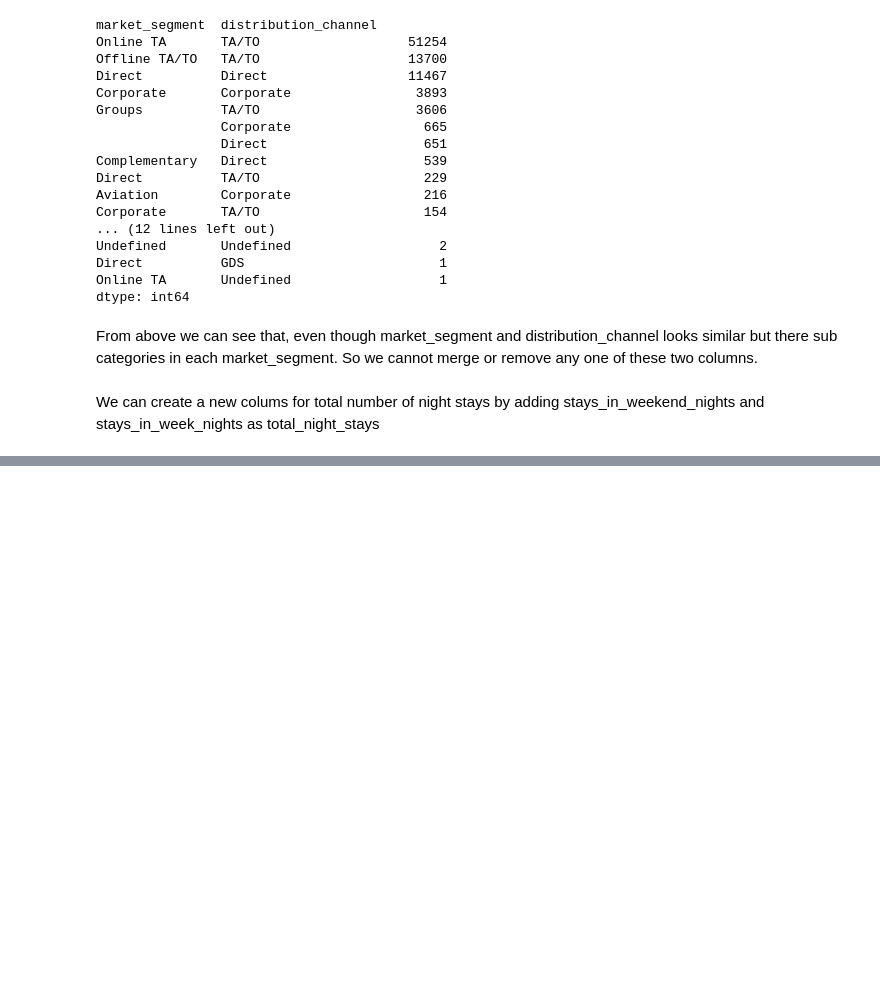
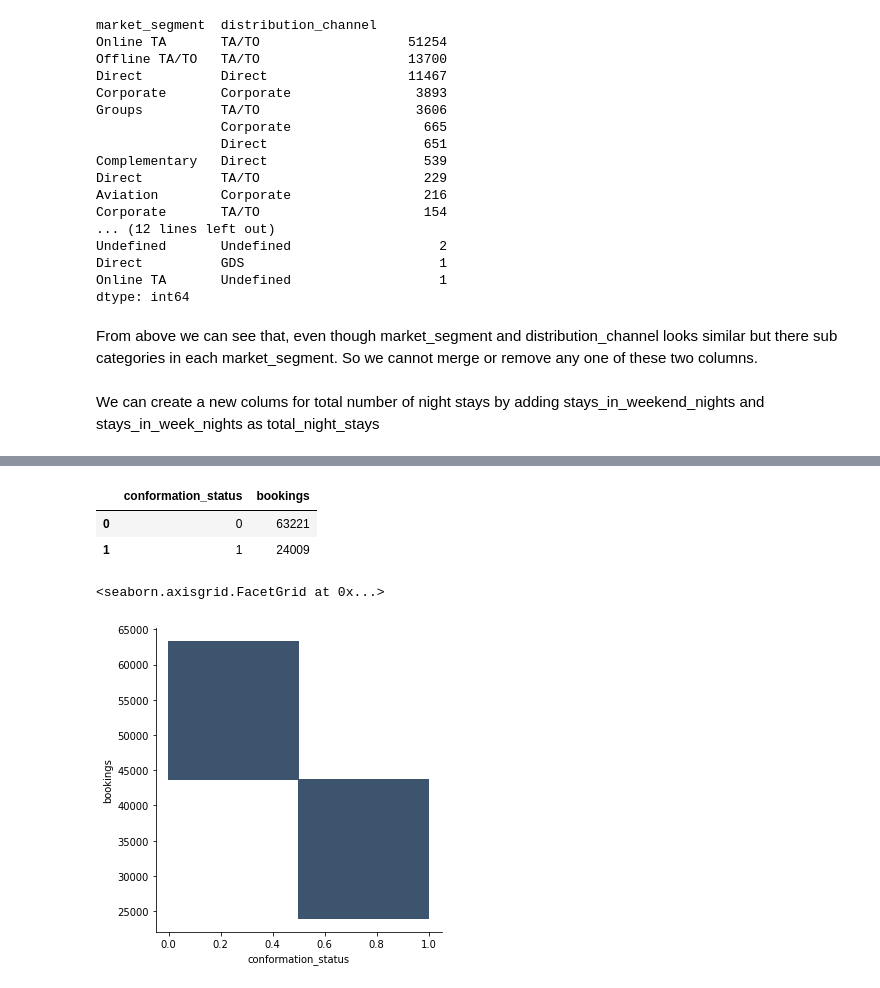
Before and after one commit to Haseeb227/Hotel-Booking-Analysis, a Jupyter notebook: Hotel_Booking_Analysis_Capstone_Project.ipynb, the cells around one changed output, grey strips where cells are left out. Drawn from its saved outputs; the diff is of its cells as text; code cells hidden in the pictures; blank space fills up the shorter version.

```diff
--- a/Hotel_Booking_Analysis_Capstone_Project.ipynb
+++ b/Hotel_Booking_Analysis_Capstone_Project.ipynb
@@ -280,0 +315,17 @@ new_df['reservation_status_date'] = pd.to_datetime(new_df['reservation_status_da
+# %%
+booking_info = pd.DataFrame(new_df['is_canceled'].value_counts())
+booking_info.reset_index(inplace=True)
+booking_info.rename(columns={'index':'conformation_status','is_canceled':'bookings'},inplace=True)
+# %%
+booking_info['conformation_status'] = booking_info['conformation_status'].replace(['0','1'],['conformed','canceled'])
+# %%
+booking_info
+# %% [output]
+|  | conformation_status | bookings |
+| 0 | 0 | 63221 |
+| 1 | 1 | 24009 |
+# %%
+sns.displot(data=booking_info,x='conformation_status',y='bookings')
+# %% [output]
+<seaborn.axisgrid.FacetGrid at 0x...>
+[figure, added]
```
Also changed, not shown: parts of 13 cells of this notebook.
